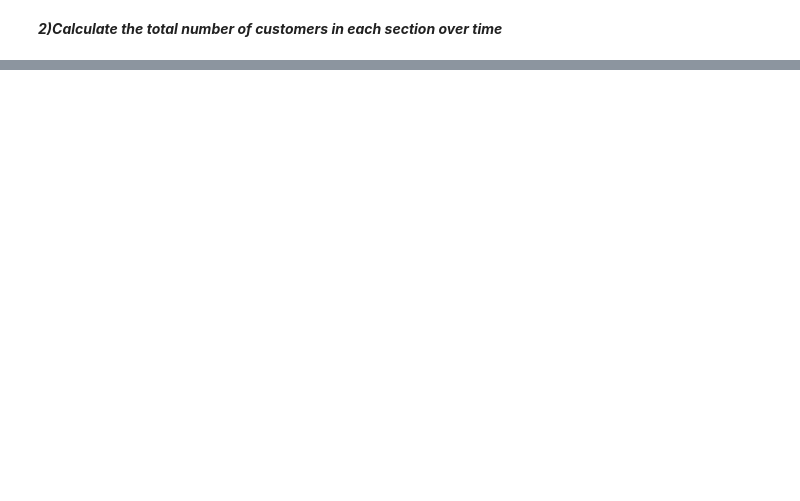
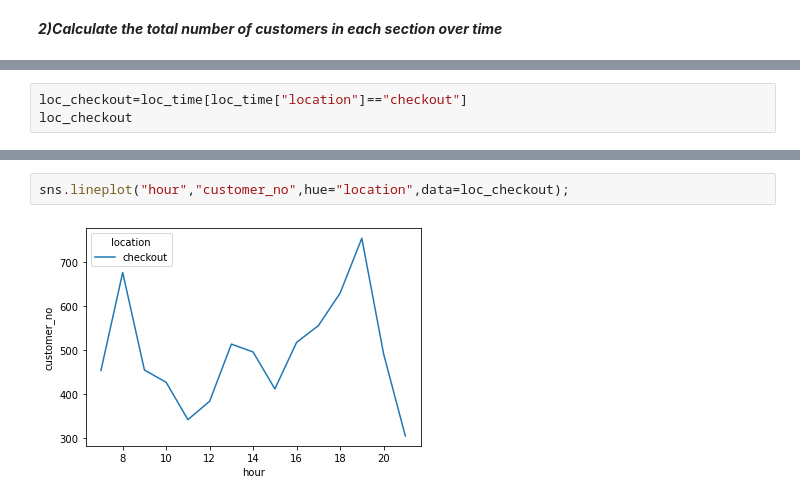
Before and after one commit to abhisrn1986/SupermarketSimulation, a Jupyter notebook: MarkovSimulation/data_exploration.ipynb, the cells around one changed output, grey strips where cells are left out. Saved outputs shown, nothing was run; the diff lists cells and outputs as text; blank space fills up the shorter version.

```diff
--- a/MarkovSimulation/data_exploration.ipynb
+++ b/MarkovSimulation/data_exploration.ipynb
@@ -144,0 +187,3 @@ sns.lineplot(df.index.hour,df["customer_no"],hue=df["location"])
+# %%
+loc_checkout=loc_time[loc_time["location"]=="checkout"]
+loc_checkout
@@ -144,0 +207,4 @@ sns.lineplot(df.index.hour,df["customer_no"],hue=df["location"])
+# %%
+sns.lineplot("hour","customer_no",hue="location",data=loc_checkout);
+# %% [output]
+[figure, added]
```
Also changed, not shown: parts of 30 cells of this notebook.
